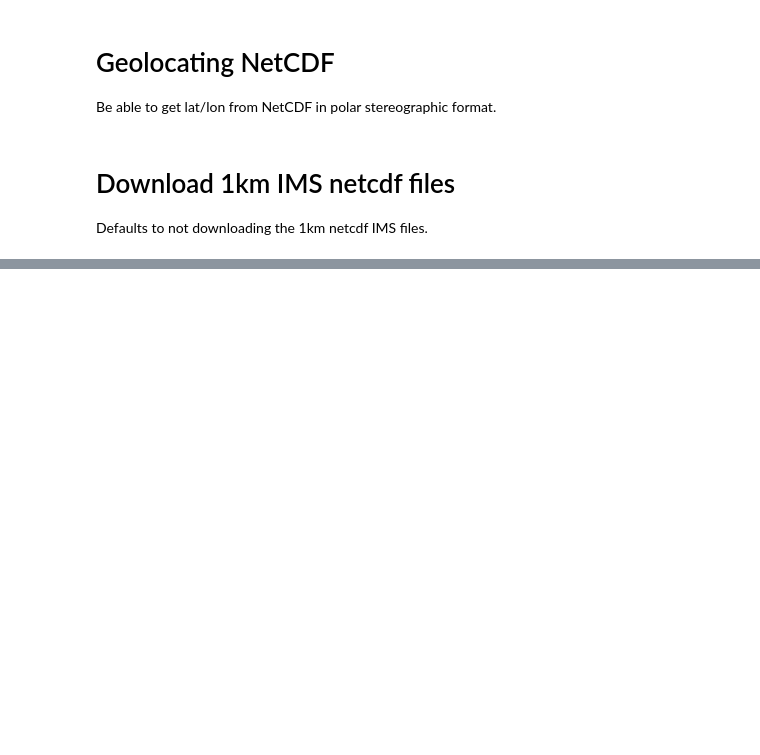
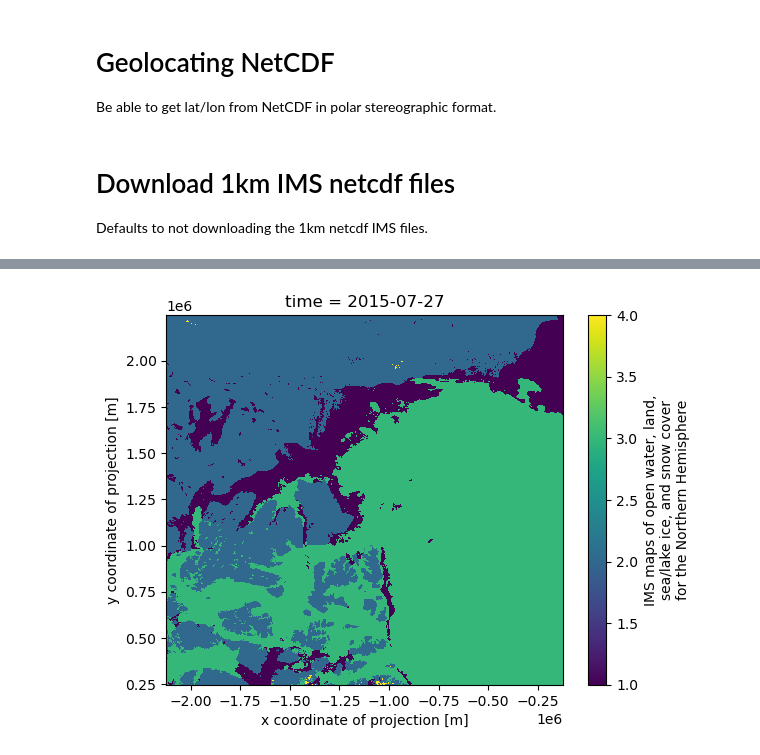
Before and after one commit to NOAA-HES-Capstone/icedyno, a Jupyter notebook: workspaces/julieanna/ims_latlong.ipynb, the cells around one changed output, grey strips where cells are left out. Drawn from its saved outputs; the diff is of its cells as text; code cells hidden in the pictures; blank space fills up the shorter version.

```diff
--- a/workspaces/julieanna/ims_latlong.ipynb
+++ b/workspaces/julieanna/ims_latlong.ipynb
@@ -151,3 +197,24 @@ with xr.open_dataset(file_path, engine="h5netcdf") as ds:
+# %%
+with xr.open_dataset(original_file_path, engine="h5netcdf") as ds:
+    window = 2000 * 1000  # from km to meters
+    x_center = np.min(np.abs(ds.x))
+    y_center = np.min(np.abs(ds.y))
+
+    first_crop = ds.sel(
+        x=slice(x_center - window * 5, x_center + window * 5),
+        y=slice(y_center - window * 5, y_center + window * 5),
+    )
+
+    # Correct the netCDF files with a 90 degree rotation so the xarray x,y grid matches polar stereographic
+    rotate_ds = rotate_netcdf(first_crop)
+
+    cropped_ds = rotate_ds.sel(
+        x=slice(x - window // 2, x + window // 2),
+        y=slice(y - window // 2, y + window // 2),
+    )
+    cropped_ds.IMS_Surface_Values.plot()
+# %% [output]
+[figure, added]
 # %%
 plot_sie(
     cropped_ds.IMS_Surface_Values.values[0],
```
Also changed, not shown: parts of 24 cells of this notebook.
